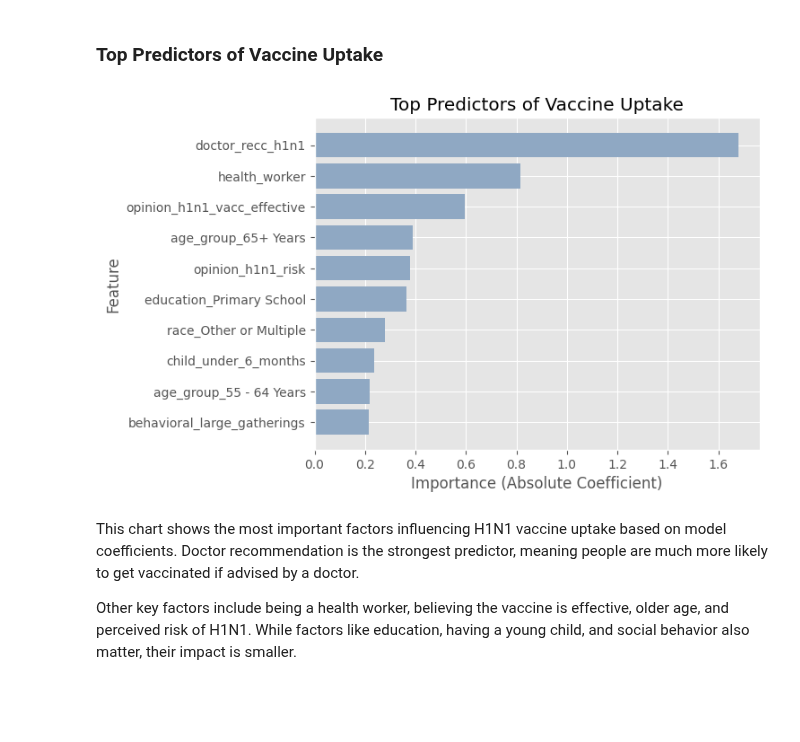
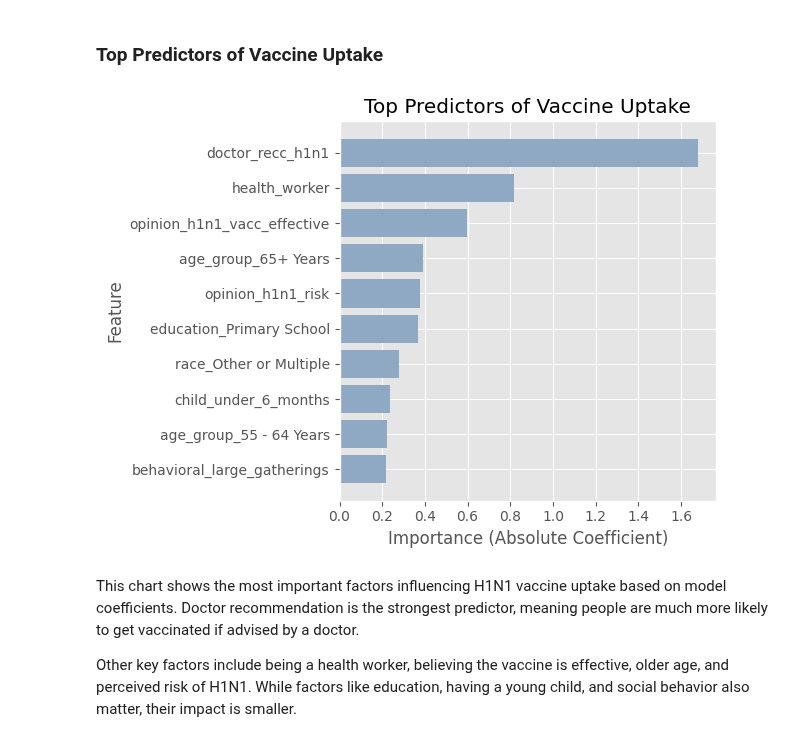
Before and after one commit to MaurineChemutai/Phase_3_Project_H1N1-and-Seasonal-Flu-Vaccines-Classification-Model, a Jupyter notebook: index.ipynb, the cells around one changed output. Saved outputs shown, nothing was run; the diff lists cells and outputs as text; code cells hidden in the pictures; blank space fills up the shorter version.

Commit message:
Fix plot to prevent blank images

```diff
--- a/index.ipynb
+++ b/index.ipynb
@@ -1054,34 +1054,35 @@ def evaluate_model(model, X_train, y_train, X_test, y_test, model_name="Model"):
 # Create a DataFrame to store feature names and their corresponding coefficients
 coefficients = pd.DataFrame({
     'Feature': X_train_full.columns,          # Names of all input features
     'Coefficient': model.coef_[0]             # Coefficients from the trained logistic regression model
 })
 
 # Create a new column with absolute values of coefficients
 # This helps us measure the strength of each feature regardless of direction (+/-)
 coefficients['Abs_Coefficient'] = coefficients['Coefficient'].abs()
 
 # Sort features by importance (highest to lowest)
 coefficients = coefficients.sort_values(by='Abs_Coefficient', ascending=False)
 
 # Select the top 10 most important features
 top_features = coefficients.head(10)
 
 # Create a horizontal bar plot
 plt.figure()
 plt.barh(top_features['Feature'], top_features['Abs_Coefficient'], color="#8FA8C3")
 plt.xlabel('Importance (Absolute Coefficient)')
 plt.ylabel('Feature')
 plt.title('Top Predictors of Vaccine Uptake')
 
 # Invert y-axis so the most important feature appears at the top
 plt.gca().invert_yaxis()
 
+plt.tight_layout()
 plt.savefig('images/feature_importance.png')
 # Display the plot
 plt.show()
 # %% [output]
-[figure, old version]
+[figure, new version]
 # %% [markdown]
 This chart shows the most important factors influencing H1N1 vaccine uptake based on model coefficients. Doctor recommendation is the strongest predictor, meaning people are much more likely to get vaccinated if advised by a doctor.
 
```
Also changed, not shown: parts of 1 cell of this notebook, 1 other file.
